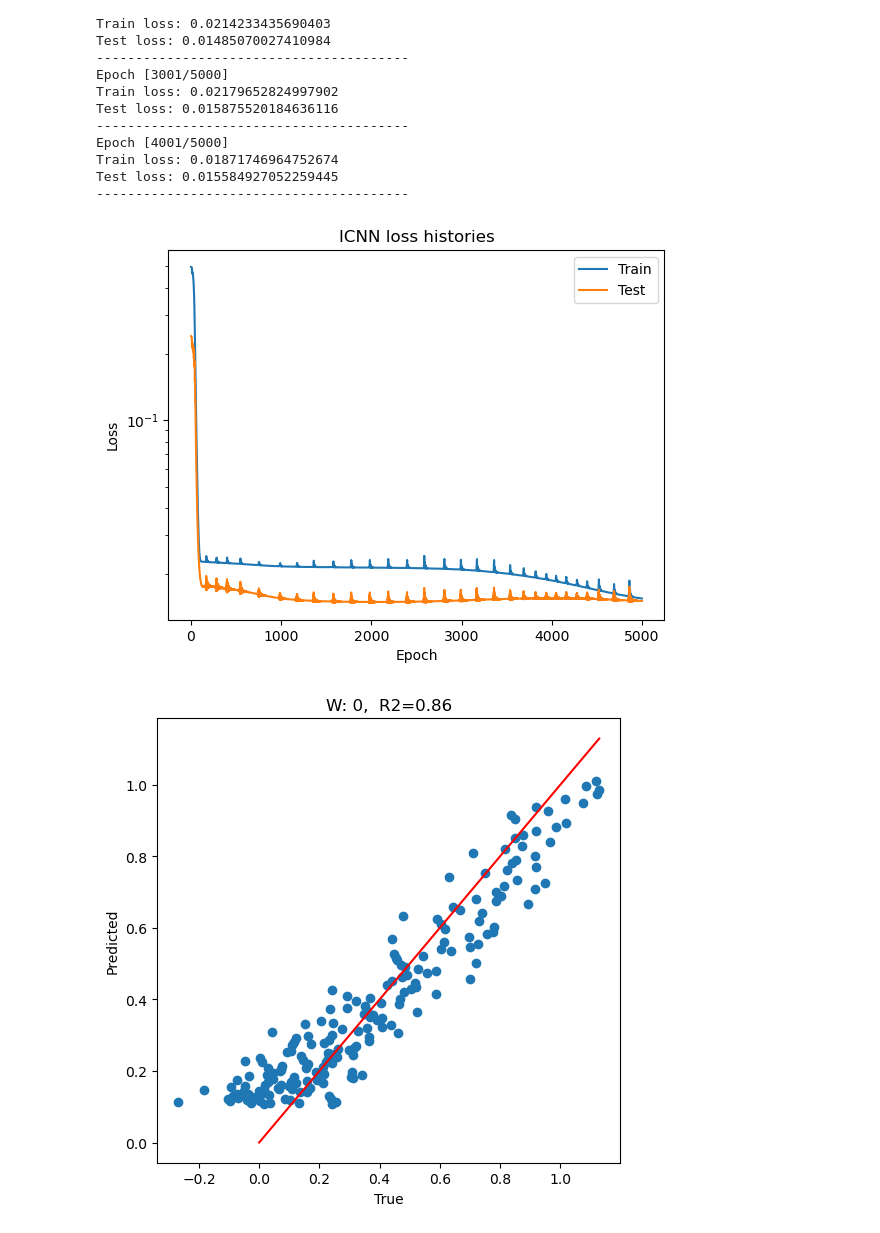
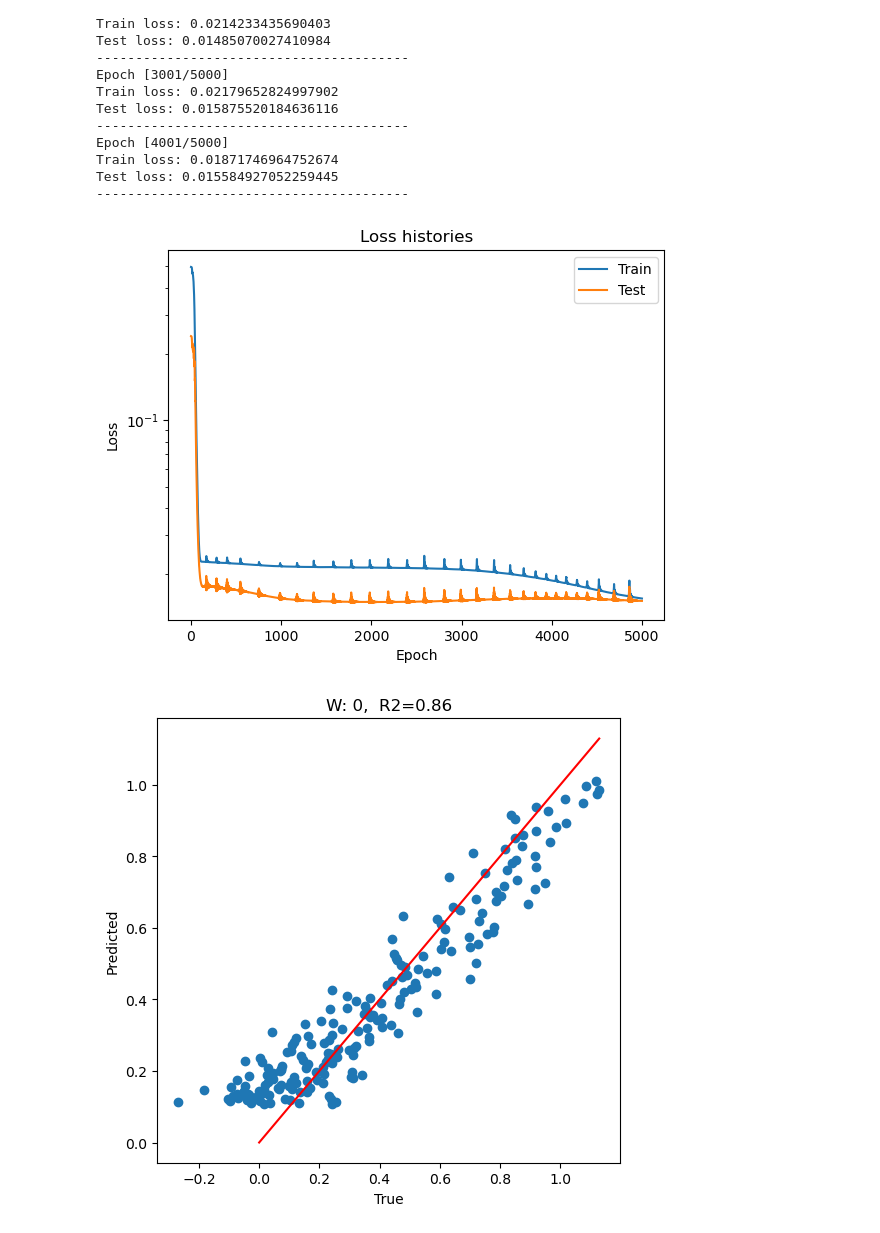
Before and after one commit to arthurstreebgreebling/ML4MD-ProjectE, a Jupyter notebook: Project E - Final.ipynb, the cells around one changed output. Drawn from its saved outputs; the diff is of its cells as text; code cells hidden in the pictures.

```diff
--- a/Project E - Final.ipynb
+++ b/Project E - Final.ipynb
@@ -219,15 +219,15 @@ Test loss: 0.015584927052259445
 # %%
 # Plot loss history
 plt.plot(train_loss_history)
 plt.plot(test_loss_history)
 plt.yscale('log')
 plt.legend(['Train','Test']);
 plt.xlabel('Epoch');
 plt.ylabel('Loss');
-plt.title('ICNN loss histories');
+plt.title('Loss histories');
 plt.savefig('Final Loss Histories.png')
 # %% [output]
-[figure, old version]
+[figure, new version]
 # %%
 def calculate_R2(true, pred):
     true_mean = true.mean()
```
Also changed, not shown: parts of 1 cell of this notebook, 12 other files.
